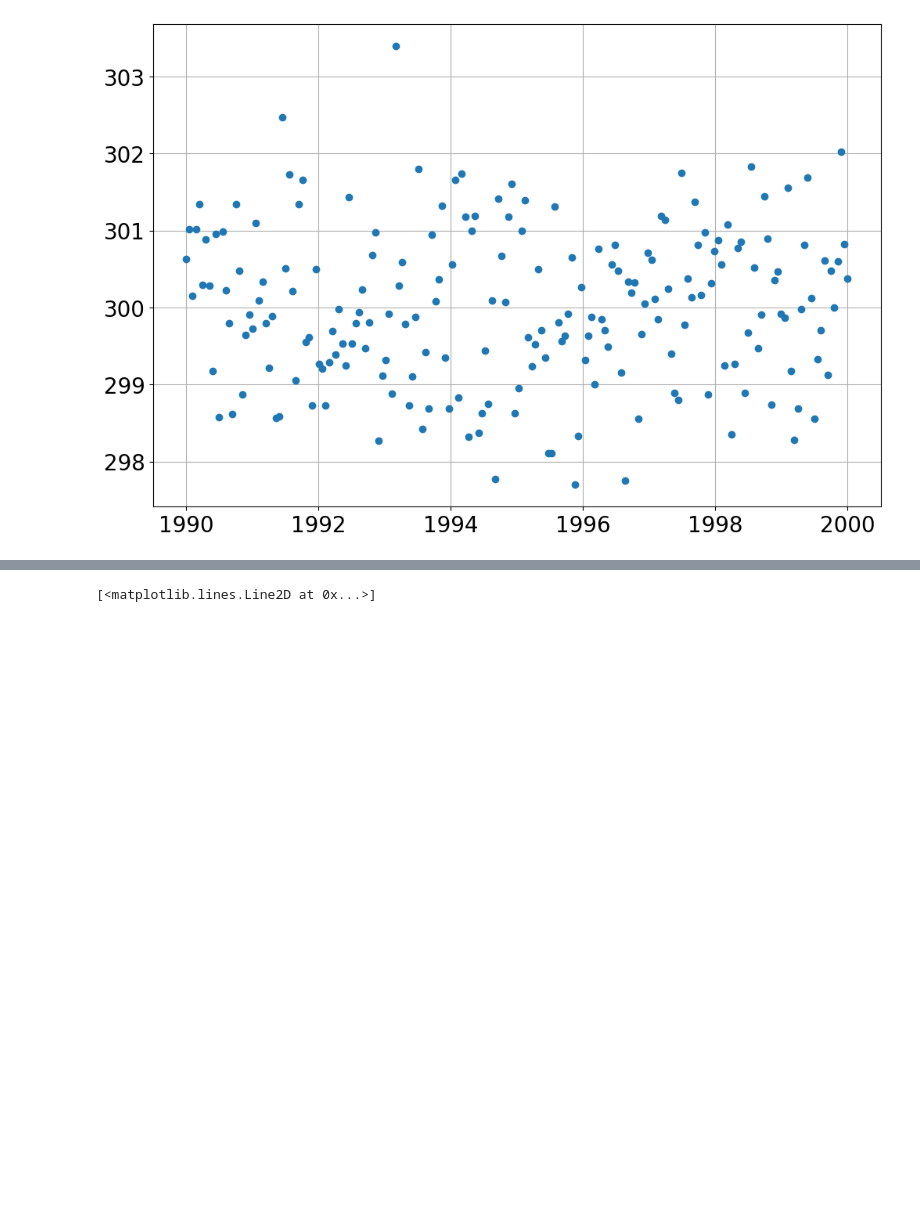
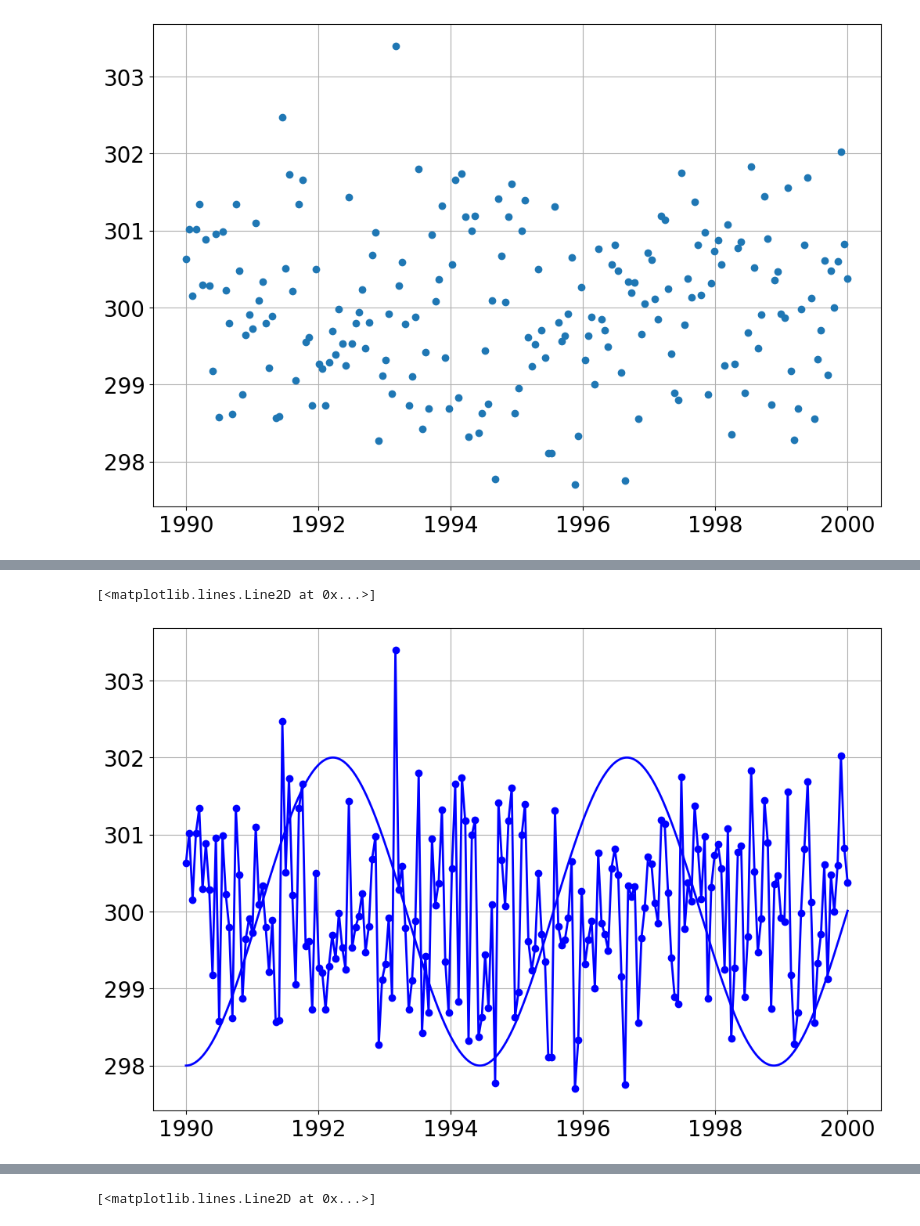
Before and after one commit to bblais/Computer-Programming-for-the-Sciences-Spring-2023, a Jupyter notebook: Sprint #2 - Dynamical Systems and Parameters/2023-03-02 - Class.ipynb, the cells around one changed output, grey strips where cells are left out. Drawn from its saved outputs; the diff is of its cells as text; code cells hidden in the pictures; blank space fills up the shorter version.

```diff
--- a/Sprint #2 - Dynamical Systems and Parameters/2023-03-02 - Class.ipynb
+++ b/Sprint #2 - Dynamical Systems and Parameters/2023-03-02 - Class.ipynb
@@ -63 +63,9 @@ sim.run(1990,2000)
 <Figure size 1200x800 with 0 Axes>
+# %%
+t=sim.t
+x=sim.x
+plot(t,x,'b-')
+plot(t_data,x_data,'bo-')
+# %% [output]
+[<matplotlib.lines.Line2D at 0x...>]
+[figure, added]
```
Also changed, not shown: parts of 3 cells of this notebook, 1 other file.
